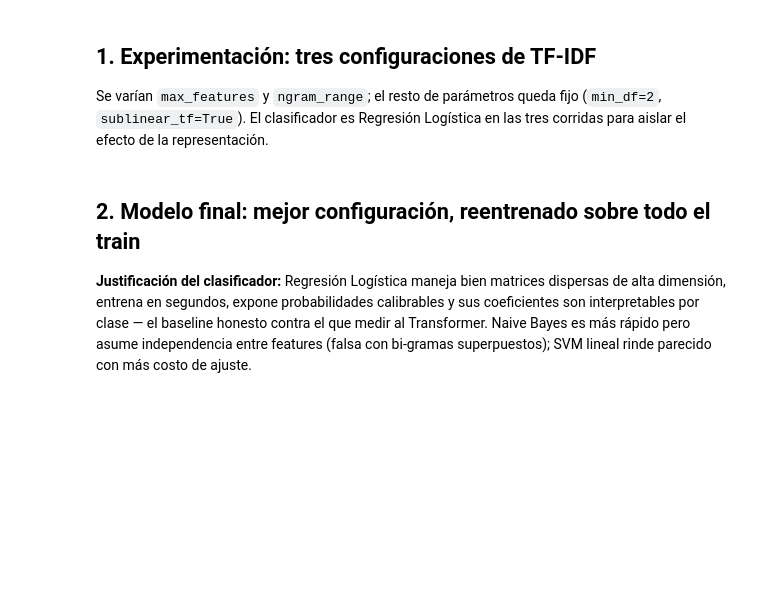
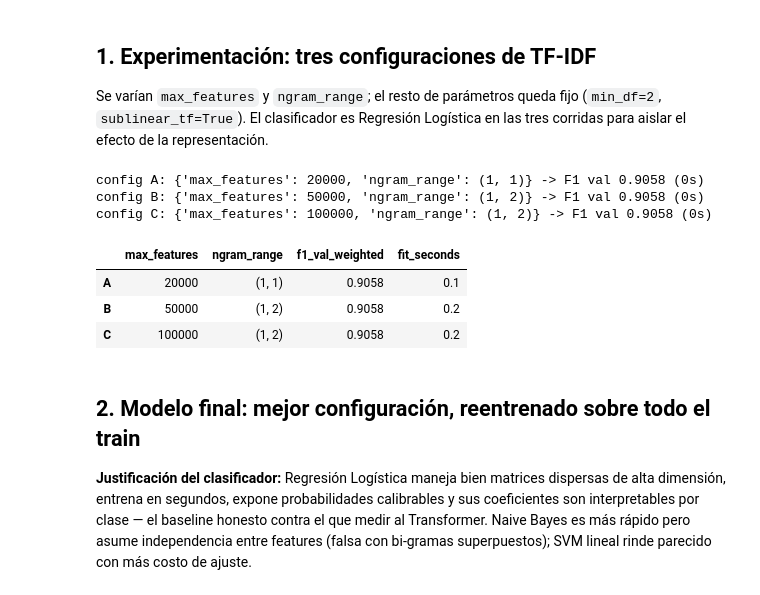
Before and after one commit to frncsco33/nlp-capstone-agnews, a Jupyter notebook: notebooks/03_baseline_tfidf.ipynb, the cells around one changed output. Drawn from its saved outputs; the diff is of its cells as text; code cells hidden in the pictures; blank space fills up the shorter version.

```diff
--- a/notebooks/03_baseline_tfidf.ipynb
+++ b/notebooks/03_baseline_tfidf.ipynb
@@ -40,26 +42,34 @@ tres corridas para aislar el efecto de la representación.
 # %%
 CONFIGS = {
     "A": {"max_features": 20_000, "ngram_range": (1, 1)},
     "B": {"max_features": 50_000, "ngram_range": (1, 2)},
     "C": {"max_features": 100_000, "ngram_range": (1, 2)},
 }
 
 resultados = {}
 for name, params in CONFIGS.items():
     tfidf = TfidfVectorizer(min_df=2, sublinear_tf=True, **params)
     X_tr = tfidf.fit_transform(tr["text_clean"])
     X_val = tfidf.transform(val["text_clean"])
-    clf = LogisticRegression(max_iter=1000, n_jobs=-1, random_state=SEED)
+    clf = LogisticRegression(max_iter=1000, random_state=SEED)
     t0 = time.time()
     clf.fit(X_tr, tr["label"])
     t_fit = time.time() - t0
     f1_val = f1_score(val["label"], clf.predict(X_val), average="weighted")
     resultados[name] = {**params, "f1_val_weighted": round(f1_val, 4),
                         "fit_seconds": round(t_fit, 1)}
     print(f"config {name}: {params} -> F1 val {f1_val:.4f} ({t_fit:.0f}s)")
 
 tabla = pd.DataFrame(resultados).T
 tabla
+# %% [output]
+config A: {'max_features': 20000, 'ngram_range': (1, 1)} -> F1 val 0.9058 (0s)
+config B: {'max_features': 50000, 'ngram_range': (1, 2)} -> F1 val 0.9058 (0s)
+config C: {'max_features': 100000, 'ngram_range': (1, 2)} -> F1 val 0.9058 (0s)
+|  | max_features | ngram_range | f1_val_weighted | fit_seconds |
+| A | 20000 | (1, 1) | 0.9058 | 0.1 |
+| B | 50000 | (1, 2) | 0.9058 | 0.2 |
+| C | 100000 | (1, 2) | 0.9058 | 0.2 |
 # %% [markdown]
 ## 2. Modelo final: mejor configuración, reentrenado sobre todo el train
 
```
Also changed, not shown: parts of 5 cells of this notebook, 3 other files.
